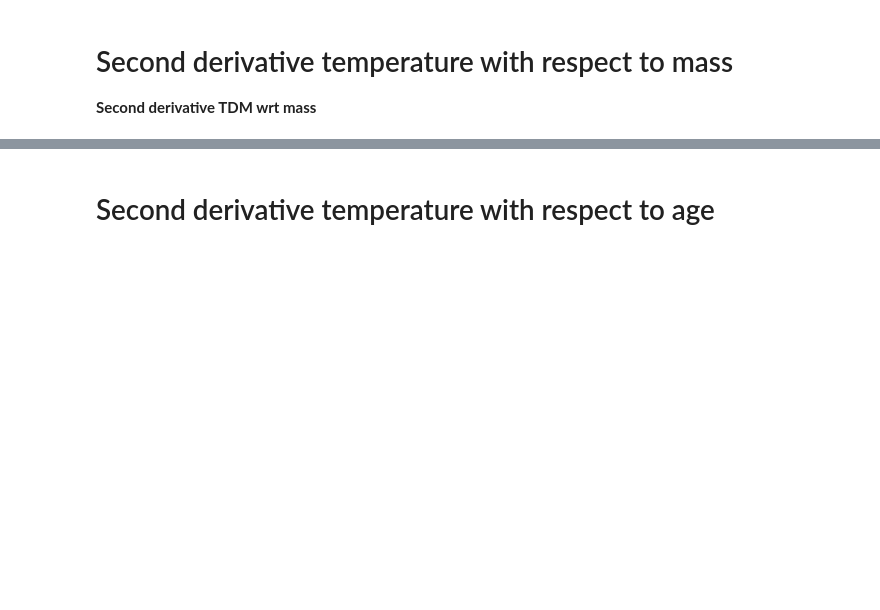
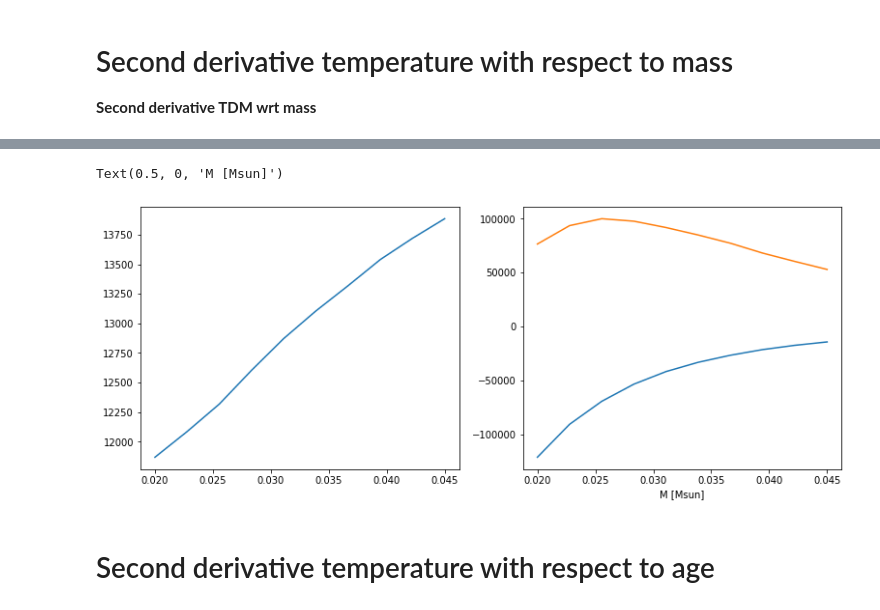
Before and after one commit to mariabenitocst/exoplanets, a Jupyter notebook: jupyter-notebook/checking_dderivatives.ipynb, the cells around one changed output, grey strips where cells are left out. Saved outputs shown, nothing was run; the diff lists cells and outputs as text; code cells hidden in the pictures; blank space fills up the shorter version.

```diff
--- a/jupyter-notebook/checking_dderivatives.ipynb
+++ b/jupyter-notebook/checking_dderivatives.ipynb
@@ -51,0 +116,29 @@ dderivativeT_wrt_M(1., 1., 1., 1., 1., c_interp, 1., [1., 20., 0.42], 1.)
+# %%
+imp.reload(derivatives)
+from derivatives import derivativeTDM_wrt_M, dderivativeT_wrt_M
+from utils import T_DM
+
+def derivativeT_wrt_M(M, r, A, f, params, v, c, Tint, TDM, Ttot):
+    return (Tint/Ttot)**3*c(A) +  (TDM/Ttot)**3*derivativeTDM_wrt_M(r, f, params, M, v)
+
+dd_num = []
+dd_ana = []
+
+Ttot = []; Tint = []; TDM = []
+derv = []
+
+for M in masses:
+    xi   = np.transpose(np.asarray([A, M]))
+    _Tint = griddata(points, values, xi)[0]
+    Tint.append(_Tint)
+    _TDM  = T_DM(r, M=M*M_sun.value, f=f, params=params, v=v)
+    TDM.append(_TDM)
+    _Ttot = np.power(_Tint**4+_TDM**4, 0.25)
+    Ttot.append(_Ttot)
+
+    derv.append(derivativeT_wrt_M(M, r, A, f, params, v, c_interp, _Tint, _TDM, _Ttot))
+
+    dd_num.append(derivative(derivativeT_wrt_M, M, args=(r, A, f, params, v, c_interp, _Tint, _TDM, _Ttot),
+                             dx=1e-5, order=15))
+
+    dd_ana.append(dderivativeT_wrt_M(r, M, A, _Tint, _TDM, _Ttot, c_interp, f, params, v))
@@ -52,3 +172,17 @@ dderivativeT_wrt_M(1., 1., 1., 1., 1., c_interp, 1., [1., 20., 0.42], 1.)
+# %%
+fig, ax = plt.subplots(1, 2, figsize=(13, 5))
+
+ax[0].plot(masses, derv)
+#ax[0].plot(masses, Ttot); ax[0].set_ylabel("M [Msun]"); ax[0].set_ylabel("Ttot [K]")
+#ax[0].plot(masses, Tint, label="int"); ax[0].plot(masses, TDM, label="DM")
+#ax[0].legend()
+
+ax[1].plot(masses, dd_num, label="num")
+ax[1].plot(masses, dd_ana, label="ana")
+ax[1].set_xlabel("M [Msun]")
+# %% [output]
+Text(0.5, 0, 'M [Msun]')
+[figure, added]
 # %% [markdown]
 # Second derivative temperature with respect to age
 # %%
```
Also changed, not shown: parts of 10 cells of this notebook, 3 other files.
